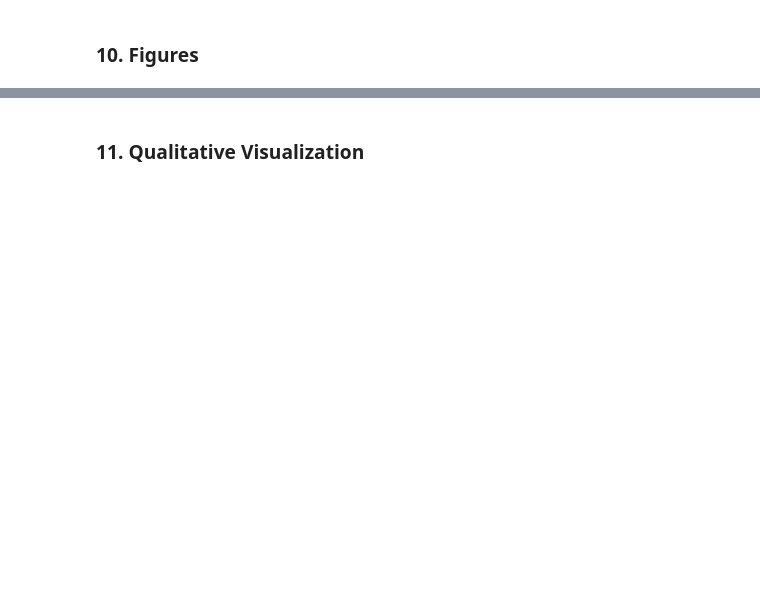
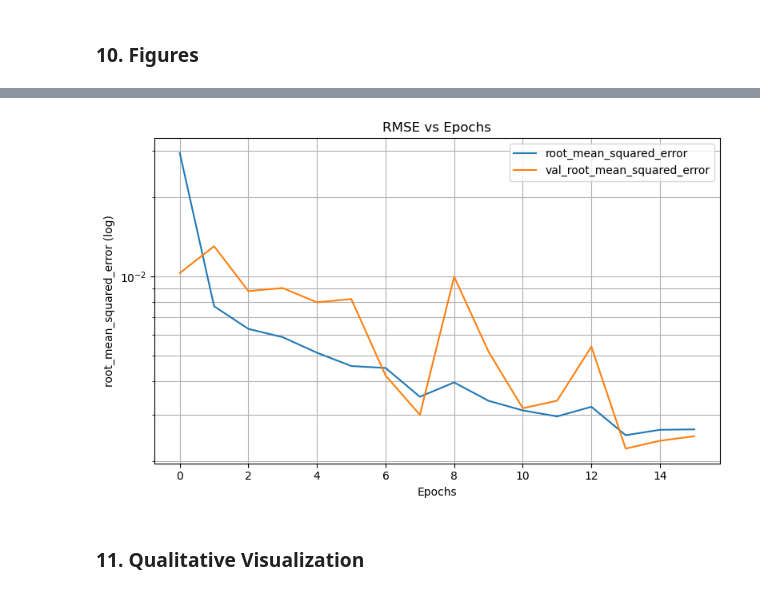
Before and after one commit to andromeda2075/predicting-flow-patterns, a Jupyter notebook: New12.ipynb, the cells around one changed output, grey strips where cells are left out. Saved outputs shown, nothing was run; the diff lists cells and outputs as text; code cells hidden in the pictures; blank space fills up the shorter version.

```diff
--- a/New12.ipynb
+++ b/New12.ipynb
@@ -348,2 +373,6 @@ plt.show()
+# %%
+plot_model(history,'root_mean_squared_error','val_root_mean_squared_error',"RMSE vs Epochs")
+# %% [output]
+[figure, added]
 # %% [markdown]
 ### 11. Qualitative Visualization
```
Also changed, not shown: parts of 32 cells of this notebook.
